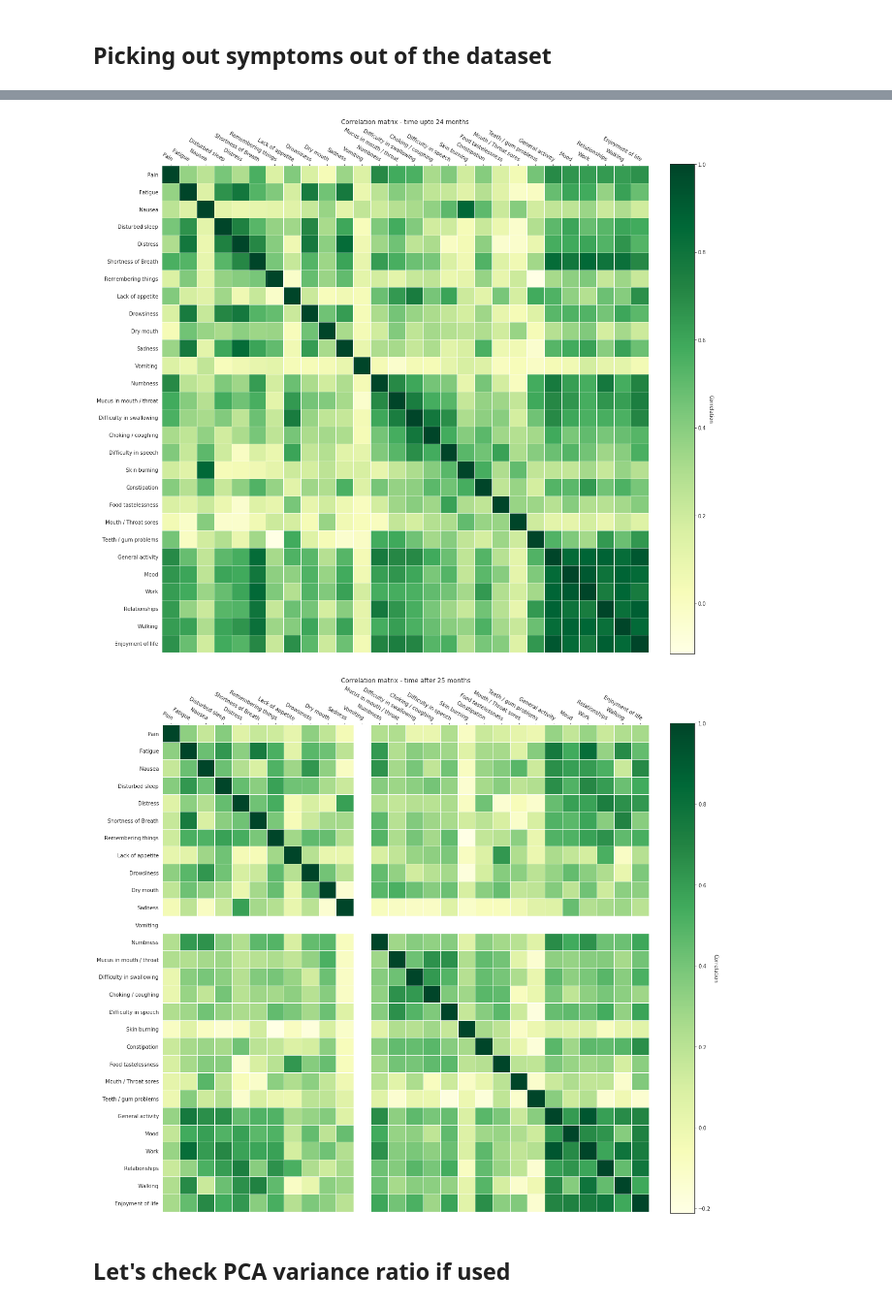
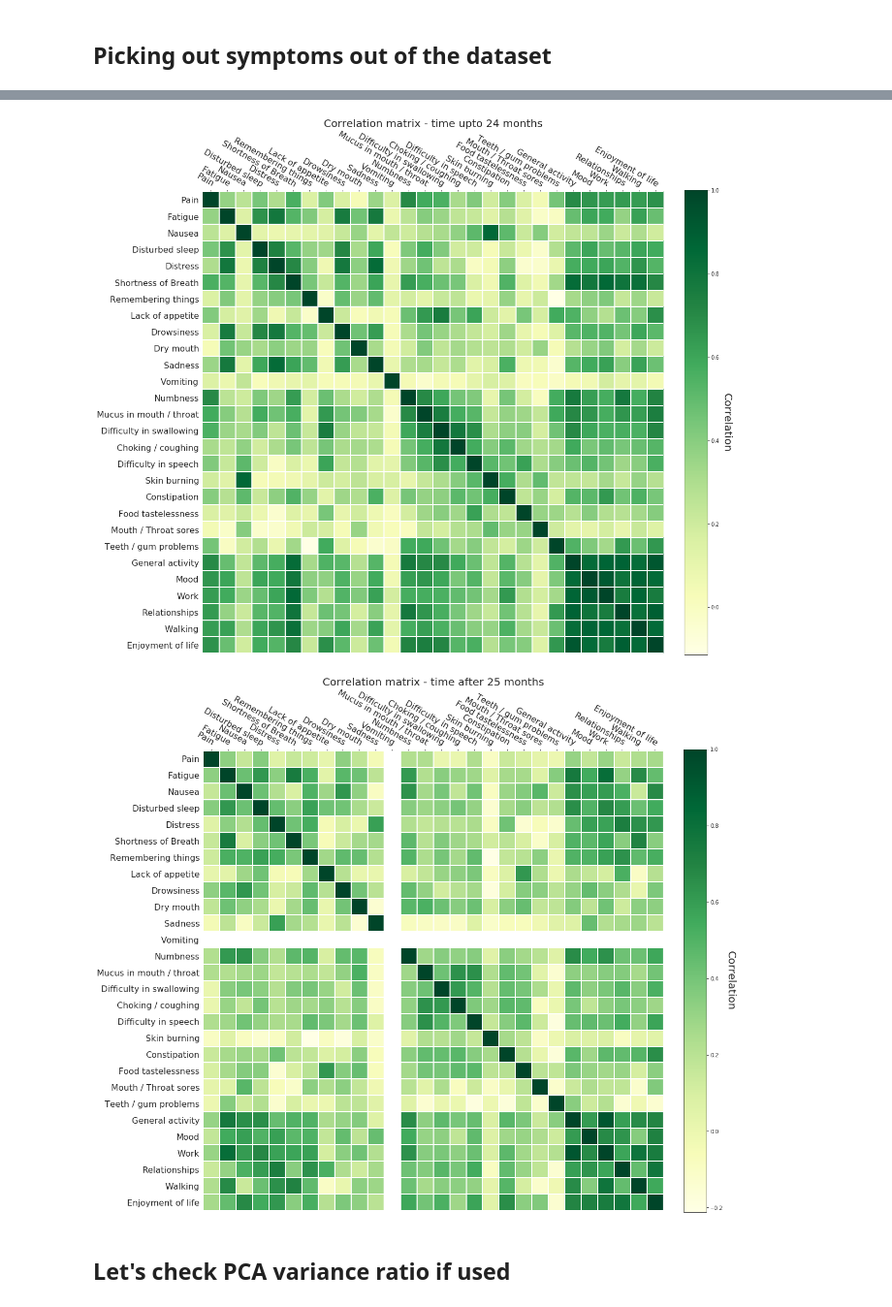
Before and after one commit to CarlaFloricel/Symptoms_Project, a Jupyter notebook: data/kmeans.ipynb, the cells around one changed output, grey strips where cells are left out. Shown at 97% size. Drawn from its saved outputs; the diff is of its cells as text; code cells hidden in the pictures.

Commit message:
kmeans: Update correlation matrix

```diff
--- a/data/kmeans.ipynb
+++ b/data/kmeans.ipynb
@@ -11,9 +11,6 @@ import matplotlib
 from matplotlib import cm
 import seaborn as sns
 # %%
-import os
-print(os.getcwd())
-
 def heatmap(data, row_labels, col_labels, ax=None,
             cbar_kw={}, cbarlabel="", **kwargs):
 
@@ -23,12 +20,12 @@ def heatmap(data, row_labels, col_labels, ax=None,
     im = ax.imshow(data, **kwargs)
 
     cbar = ax.figure.colorbar(im, ax=ax, **cbar_kw)
-    cbar.ax.set_ylabel(cbarlabel, rotation=-90, va="bottom")
+    cbar.ax.set_ylabel(cbarlabel, rotation=-90, va="bottom", fontsize=20)
 
     ax.set_xticks(np.arange(data.shape[1]))
     ax.set_yticks(np.arange(data.shape[0]))
-    ax.set_xticklabels(col_labels)
-    ax.set_yticklabels(row_labels)
+    ax.set_xticklabels(col_labels, fontsize=16)
+    ax.set_yticklabels(row_labels, fontsize=16)
     ax.tick_params(top=True, bottom=False,
                    labeltop=True, labelbottom=False)
     plt.setp(ax.get_xticklabels(), rotation=-30, ha="right",
@@ -39,6 +36,6 @@ def heatmap(data, row_labels, col_labels, ax=None,
 
     ax.set_xticks(np.arange(data.shape[1]+1)-.5, minor=True)
     ax.set_yticks(np.arange(data.shape[0]+1)-.5, minor=True)
-    ax.grid(which="minor", color="w", linestyle='-', linewidth=1)
+    ax.grid(which="minor", color="w", linestyle='-', linewidth=2)
     ax.tick_params(which="minor", bottom=False, left=False)
     return im, cbar
@@ -72,8 +67,8 @@ for df_train in dfs_train:
                         ax=ax, cmap='YlGn', cbarlabel='Correlation',
                         cbar_kw={'fraction': 0.046, 'pad': 0.04},
                         interpolation='nearest')
-    ax.set_title(f"Correlation matrix - time {'upto ' + str(period) if period % 6 == 0 else 'after ' + str(period) } months")
+    ax.set_title(f"Correlation matrix - time {'upto ' + str(period) if period % 6 == 0 else 'after ' + str(period) } months", fontsize=20)
     fig.tight_layout()
     plt.show()
-    fig.savefig(f'output/correlation-time-{period}.svg', dpi=100, transparent=True)
+    fig.savefig(f'output/correlation/{period}.svg', dpi=100, transparent=True)
 # %% [output]
@@ -84,5 +79,5 @@ for df_train in dfs_train:
-[figure, old version]
+[figure, new version]
-[figure, old version]
+[figure, new version]
 # %% [markdown]
 ## Let's check PCA variance ratio if used
 # %%
```
Also changed, not shown: parts of 2 cells of this notebook.
